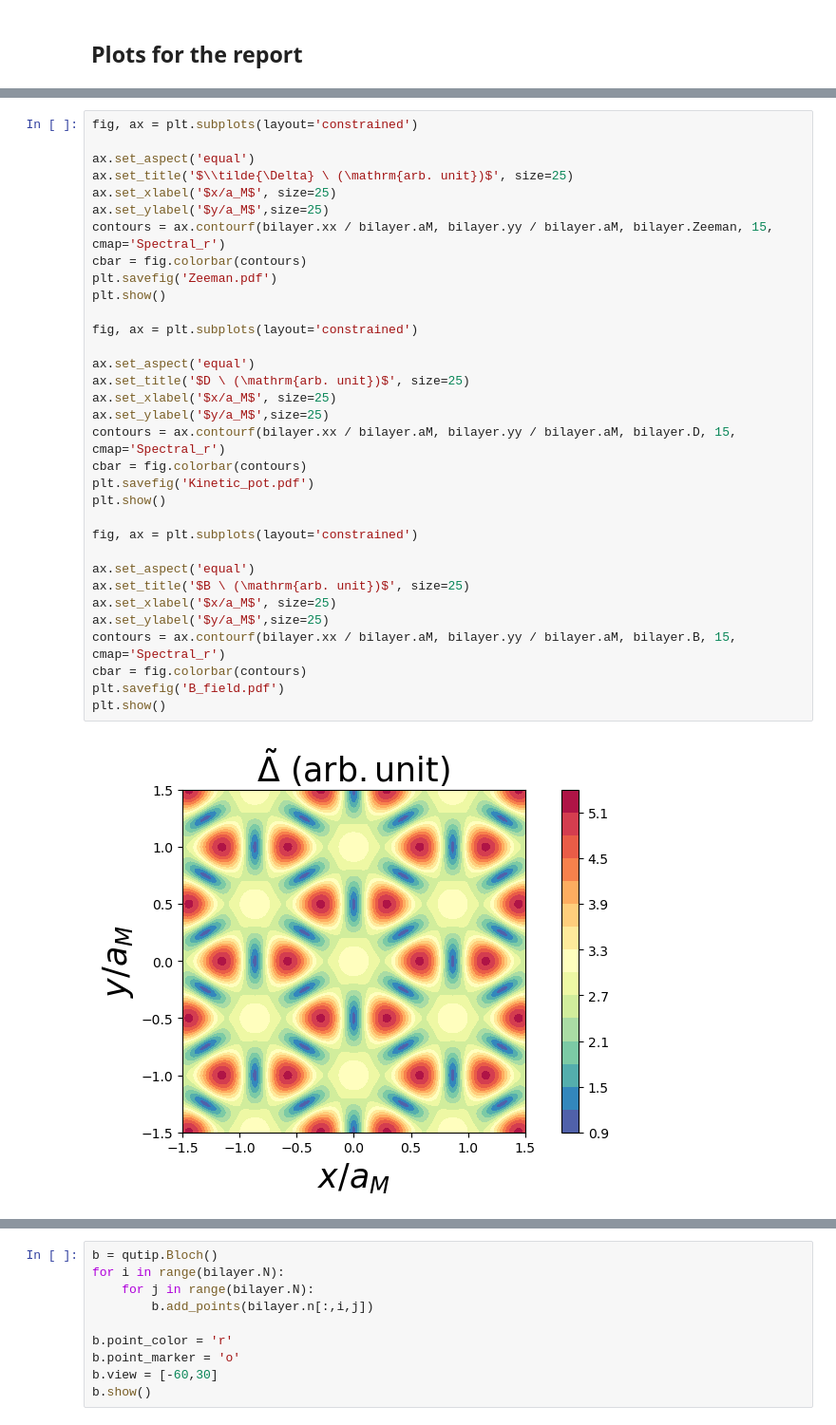
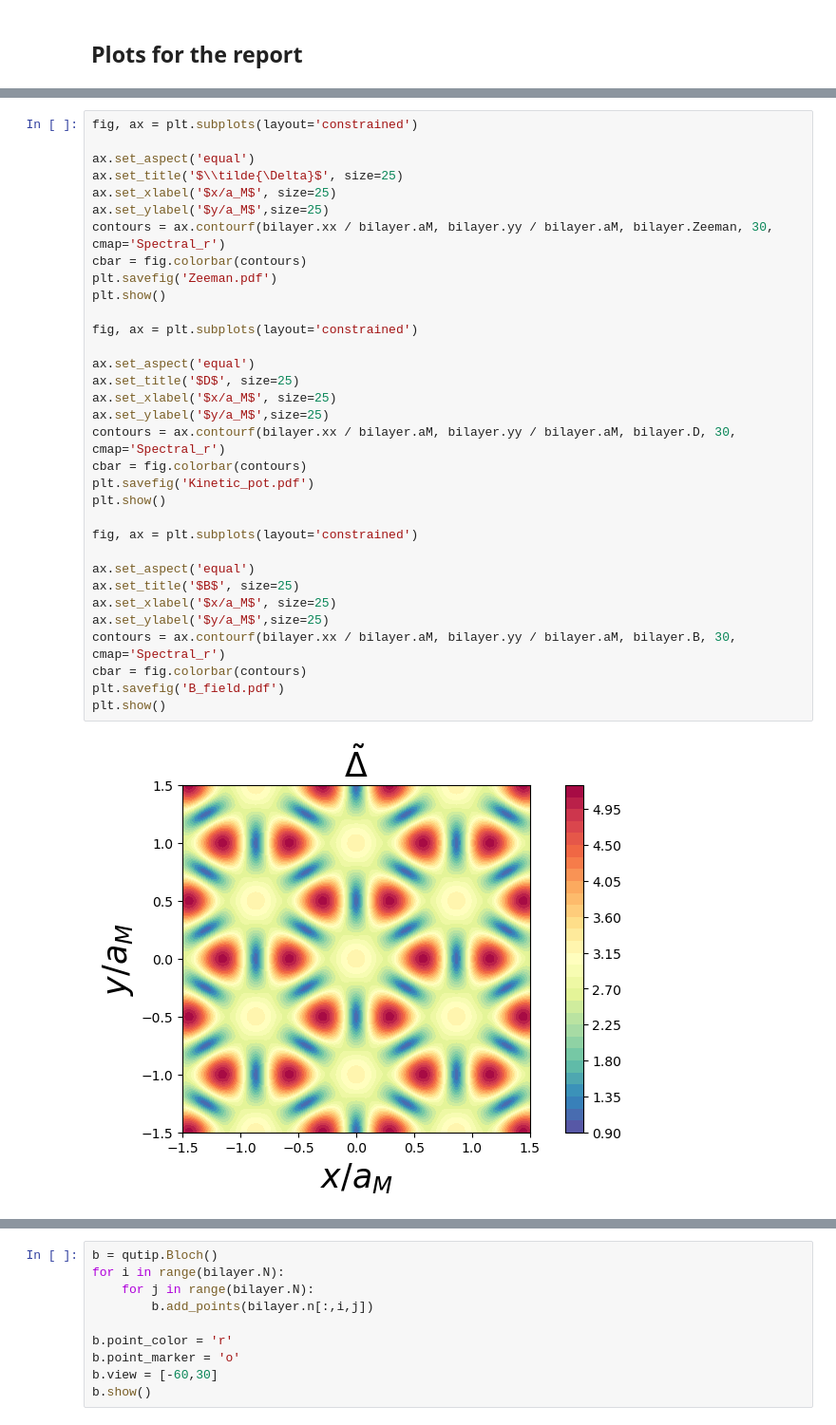
Before and after one commit to DaanTimmers/DT_Part_III_Project, a Jupyter notebook: Gauge field.ipynb, the cells around one changed output, grey strips where cells are left out. Shown: that part at 95% size. Saved outputs shown, nothing was run; the diff lists cells and outputs as text.

Commit message:
changes to plots

```diff
--- a/Gauge field.ipynb
+++ b/Gauge field.ipynb
@@ -409,35 +409,35 @@ plt.show()
 # %%
 fig, ax = plt.subplots(layout='constrained')
 
 ax.set_aspect('equal')
-ax.set_title('$\\tilde{\Delta} \ (\mathrm{arb. unit})$', size=25)
+ax.set_title('$\\tilde{\Delta}$', size=25)
 ax.set_xlabel('$x/a_M$', size=25)
 ax.set_ylabel('$y/a_M$',size=25)
-contours = ax.contourf(bilayer.xx / bilayer.aM, bilayer.yy / bilayer.aM, bilayer.Zeeman, 15, cmap='Spectral_r')
+contours = ax.contourf(bilayer.xx / bilayer.aM, bilayer.yy / bilayer.aM, bilayer.Zeeman, 30, cmap='Spectral_r')
 cbar = fig.colorbar(contours)
 plt.savefig('Zeeman.pdf')
 plt.show()
 
 fig, ax = plt.subplots(layout='constrained')
 
 ax.set_aspect('equal')
-ax.set_title('$D \ (\mathrm{arb. unit})$', size=25)
+ax.set_title('$D$', size=25)
 ax.set_xlabel('$x/a_M$', size=25)
 ax.set_ylabel('$y/a_M$',size=25)
-contours = ax.contourf(bilayer.xx / bilayer.aM, bilayer.yy / bilayer.aM, bilayer.D, 15, cmap='Spectral_r')
+contours = ax.contourf(bilayer.xx / bilayer.aM, bilayer.yy / bilayer.aM, bilayer.D, 30, cmap='Spectral_r')
 cbar = fig.colorbar(contours)
 plt.savefig('Kinetic_pot.pdf')
 plt.show()
 
 fig, ax = plt.subplots(layout='constrained')
 
 ax.set_aspect('equal')
-ax.set_title('$B \ (\mathrm{arb. unit})$', size=25)
+ax.set_title('$B$', size=25)
 ax.set_xlabel('$x/a_M$', size=25)
 ax.set_ylabel('$y/a_M$',size=25)
-contours = ax.contourf(bilayer.xx / bilayer.aM, bilayer.yy / bilayer.aM, bilayer.B, 15, cmap='Spectral_r')
+contours = ax.contourf(bilayer.xx / bilayer.aM, bilayer.yy / bilayer.aM, bilayer.B, 30, cmap='Spectral_r')
 cbar = fig.colorbar(contours)
 plt.savefig('B_field.pdf')
 plt.show()
 # %% [output]
-[figure, old version]
+[figure, new version]
```
Also changed, not shown: parts of 2 cells of this notebook, 8 other files.
